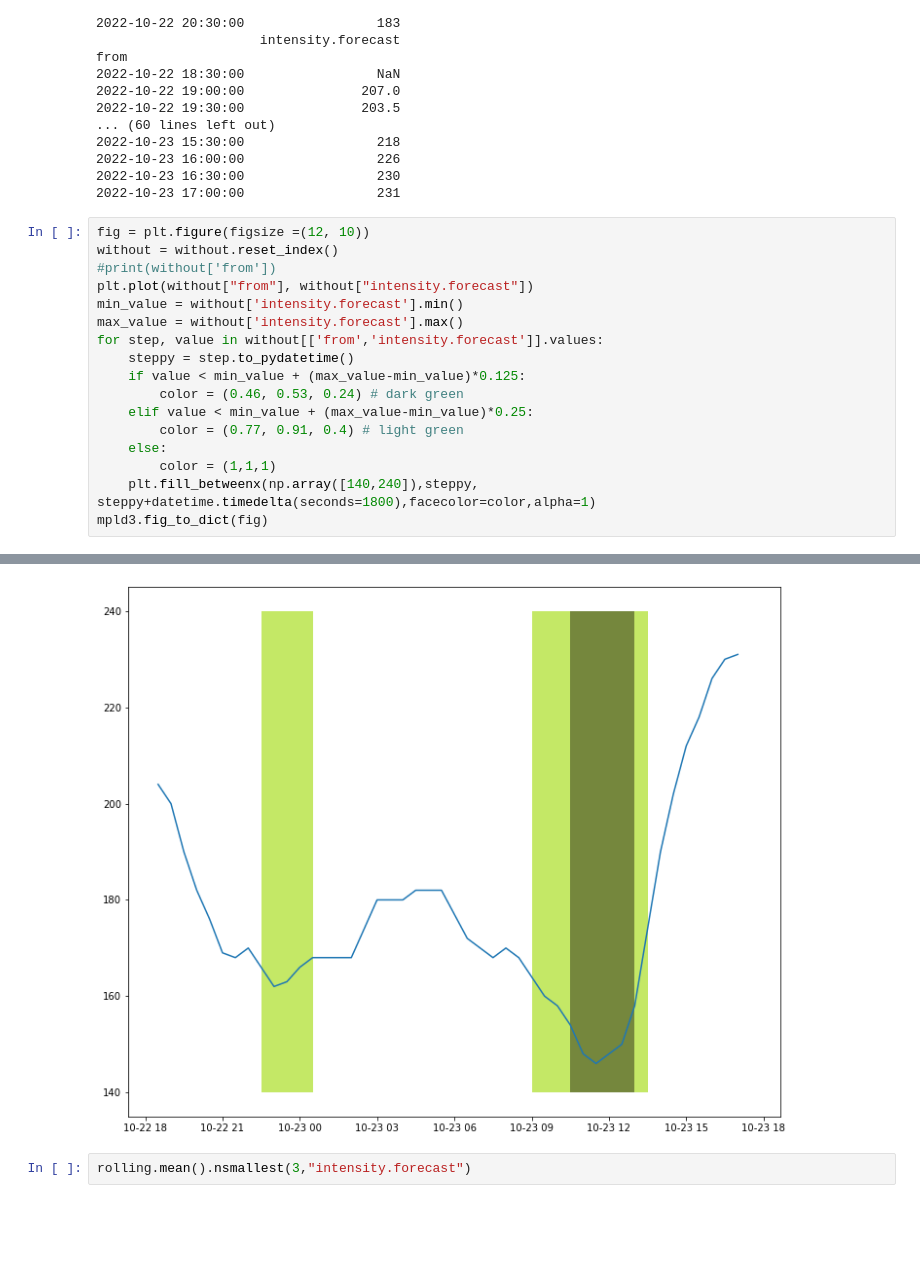
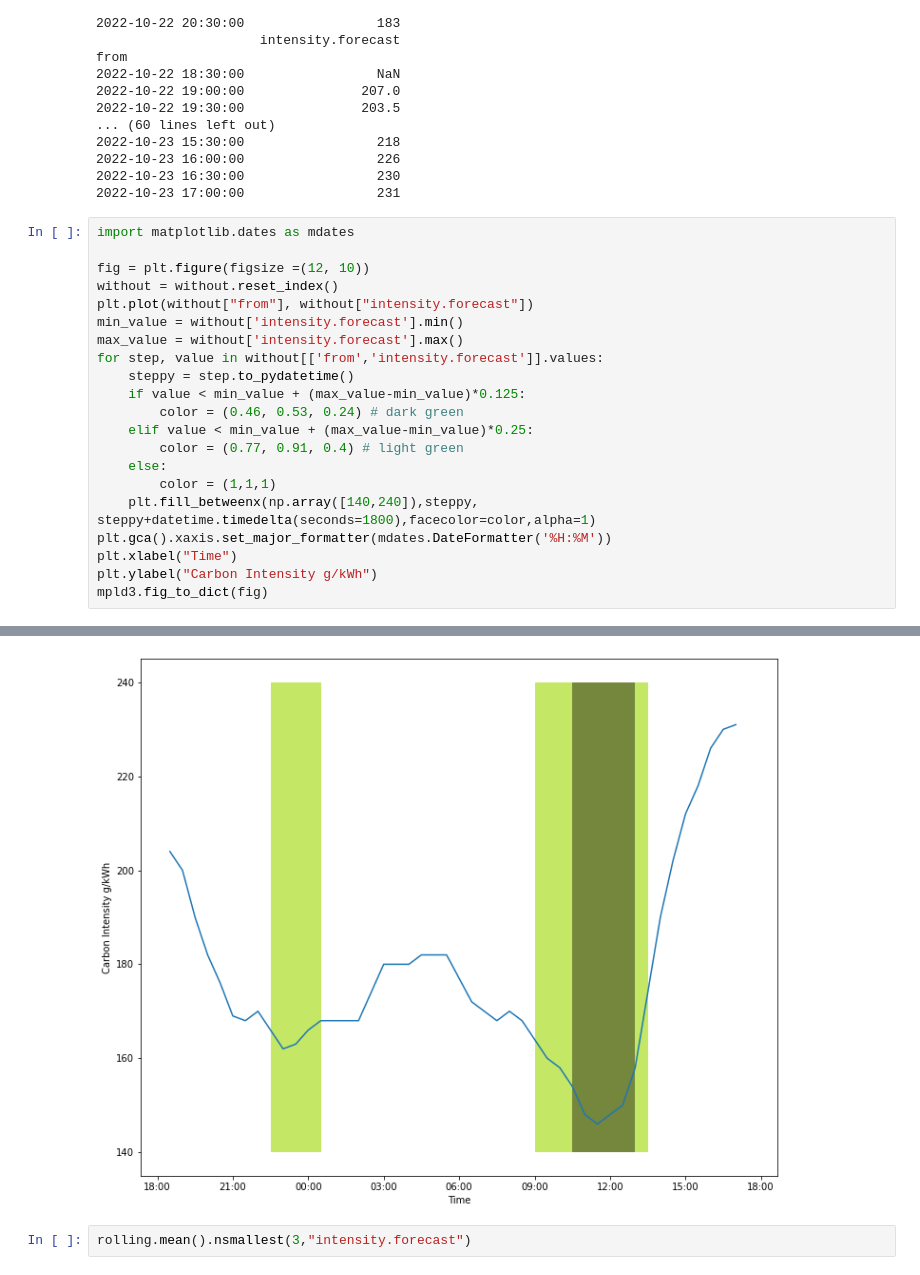
Before and after one commit to im-busari/useless-app, a Jupyter notebook: api/draft.ipynb, the cells around one changed output, grey strips where cells are left out. Cells and saved outputs as stored; diff of their text form; blank space fills up the shorter version.

```diff
--- a/api/draft.ipynb
+++ b/api/draft.ipynb
@@ -105,9 +105,10 @@ from
 2022-10-23 16:30:00                 230
 2022-10-23 17:00:00                 231
 # %%
+import matplotlib.dates as mdates
+
 fig = plt.figure(figsize =(12, 10))
 without = without.reset_index()
-#print(without['from'])
 plt.plot(without["from"], without["intensity.forecast"])
 min_value = without['intensity.forecast'].min()
 max_value = without['intensity.forecast'].max()
@@ -120,6 +121,9 @@ for step, value in without[['from','intensity.forecast']].values:
     else:
         color = (1,1,1)
     plt.fill_betweenx(np.array([140,240]),steppy, steppy+datetime.timedelta(seconds=1800),facecolor=color,alpha=1)
+plt.gca().xaxis.set_major_formatter(mdates.DateFormatter('%H:%M'))
+plt.xlabel("Time")
+plt.ylabel("Carbon Intensity g/kWh")
 mpld3.fig_to_dict(fig)
 # %% [output]
 {'width': 864.0,
@@ -139,7 +143,7 @@ mpld3.fig_to_dict(fig)
  'plugins': [{'type': 'reset'},
   {'type': 'zoom', 'button': True, 'enabled': False},
   {'type': 'boxzoom', 'button': True, 'enabled': False}]}
-[figure, old version]
+[figure, new version]
 # %%
 rolling.mean().nsmallest(3,"intensity.forecast")
 # %% [output]
```
Also changed, not shown: parts of 1 cell of this notebook, 1 other file.
